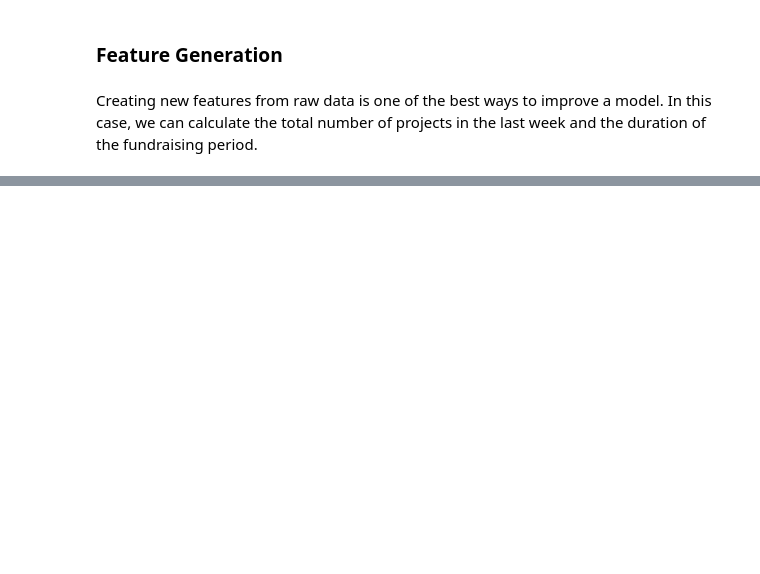
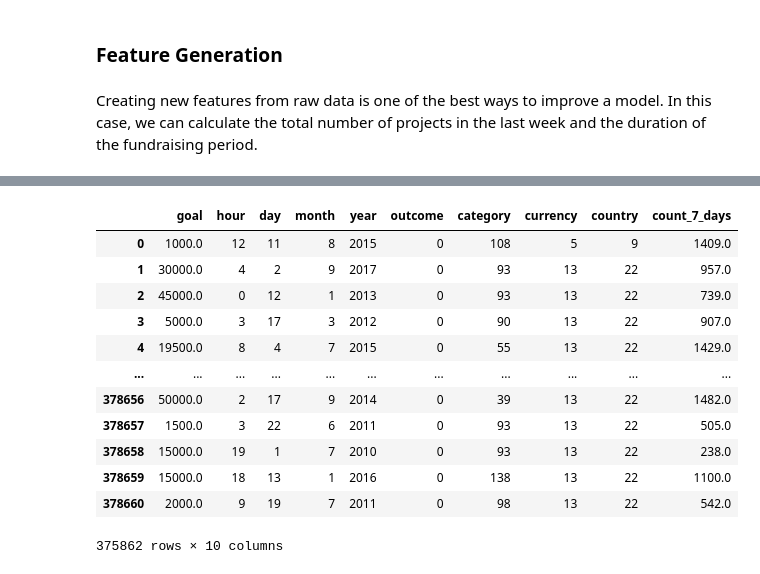
Before and after one commit to jessebmurray/kaggle, a Jupyter notebook: FE_feature_generation.ipynb, the cells around one changed output, grey strips where cells are left out. Cells and saved outputs as stored; diff of their text form; code cells hidden in the pictures; blank space fills up the shorter version.

```diff
--- a/FE_feature_generation.ipynb
+++ b/FE_feature_generation.ipynb
@@ -33,0 +159,2 @@ baseline_data = ks[data_cols].join(encoded)
+# %%
+count_7_days.index = launched.values
@@ -33,0 +183,2 @@ baseline_data = ks[data_cols].join(encoded)
+# %%
+count_7_days = count_7_days.reindex(ks.index)
@@ -33,0 +200,16 @@ baseline_data = ks[data_cols].join(encoded)
+# %%
+baseline_data.join(count_7_days)
+# %% [output]
+|  | goal | hour | day | month | year | outcome | category | currency | country | count_7_days |
+| 0 | 1000.0 | 12 | 11 | 8 | 2015 | 0 | 108 | 5 | 9 | 1409.0 |
+| 1 | 30000.0 | 4 | 2 | 9 | 2017 | 0 | 93 | 13 | 22 | 957.0 |
+| 2 | 45000.0 | 0 | 12 | 1 | 2013 | 0 | 93 | 13 | 22 | 739.0 |
+| 3 | 5000.0 | 3 | 17 | 3 | 2012 | 0 | 90 | 13 | 22 | 907.0 |
+| 4 | 19500.0 | 8 | 4 | 7 | 2015 | 0 | 55 | 13 | 22 | 1429.0 |
+| ... | ... | ... | ... | ... | ... | ... | ... | ... | ... | ... |
+| 378656 | 50000.0 | 2 | 17 | 9 | 2014 | 0 | 39 | 13 | 22 | 1482.0 |
+| 378657 | 1500.0 | 3 | 22 | 6 | 2011 | 0 | 93 | 13 | 22 | 505.0 |
+| 378658 | 15000.0 | 19 | 1 | 7 | 2010 | 0 | 93 | 13 | 22 | 238.0 |
+| 378659 | 15000.0 | 18 | 13 | 1 | 2016 | 0 | 138 | 13 | 22 | 1100.0 |
+| 378660 | 2000.0 | 9 | 19 | 7 | 2011 | 0 | 98 | 13 | 22 | 542.0 |
+375862 rows × 10 columns
```
Also changed, not shown: parts of 32 cells of this notebook.
